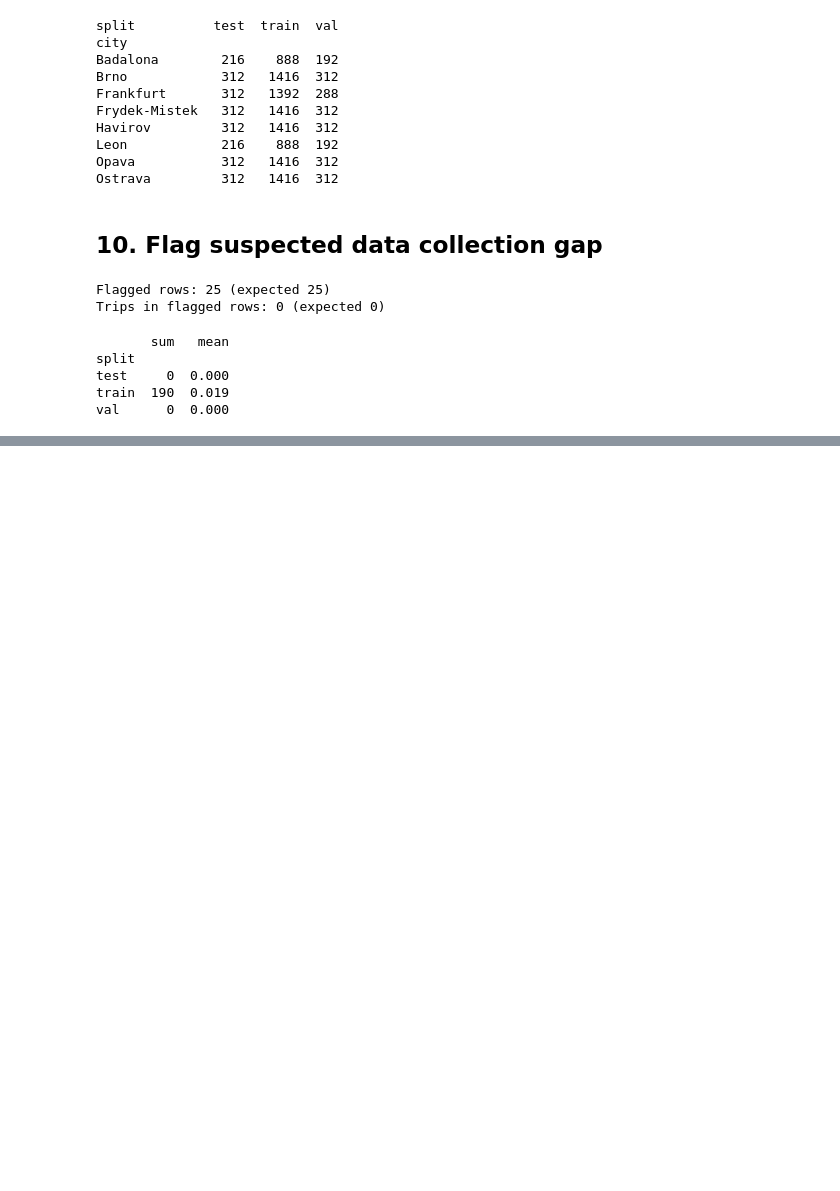
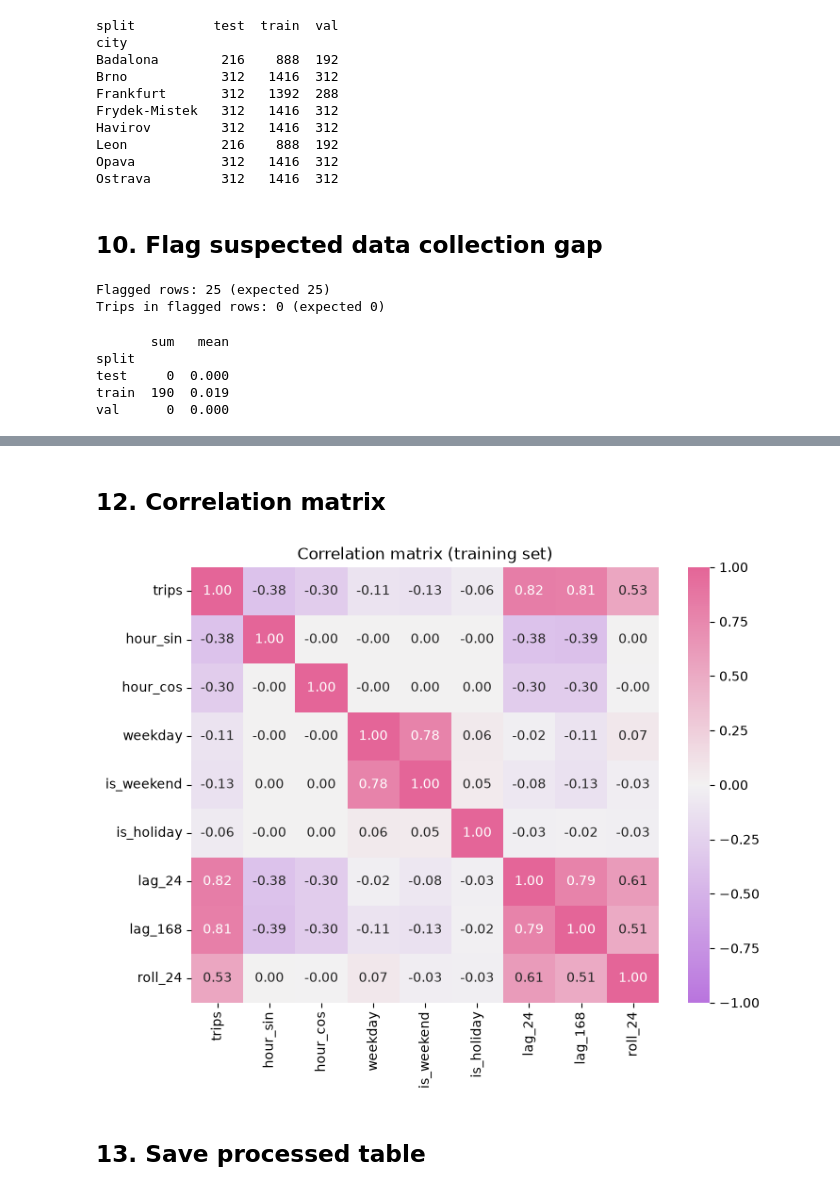
Before and after one commit to NatalyaKim21/bikeflow, a Jupyter notebook: notebooks/02_preparation.ipynb, the cells around one changed output, grey strips where cells are left out. Cells and saved outputs as stored; diff of their text form; code cells hidden in the pictures; blank space fills up the shorter version.

Commit message:
Prep: correlation matrix and save processed table

```diff
--- a/notebooks/02_preparation.ipynb
+++ b/notebooks/02_preparation.ipynb
@@ -252,0 +256,16 @@ val      0  0.000
+# %% [markdown]
+## 12. Correlation matrix
+# %%
+cols = ['trips', 'hour_sin', 'hour_cos', 'weekday', 'is_weekend', 'is_holiday',
+        'lag_24', 'lag_168', 'roll_24']
+corr = demand.loc[demand['split'] == 'train', cols].corr()
+
+plt.figure(figsize=(8, 6)) # Shows which features relate to demand and to each other. Computed on the training set only
+sns.heatmap(corr, annot=True, fmt='.2f', vmin=-1, vmax=1,
+            cmap=sns.diverging_palette(290, 350, s=70, l=60, as_cmap=True))
+plt.title('Correlation matrix (training set)')
+plt.show()
+# %% [output]
+[figure, added]
+# %% [markdown]
+## 13. Save processed table
```
Also changed, not shown: parts of 2 cells of this notebook, 1 other file.
